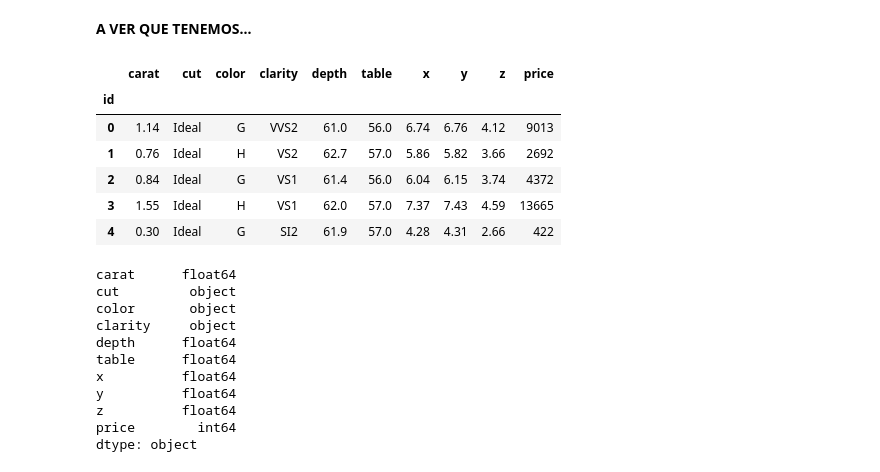
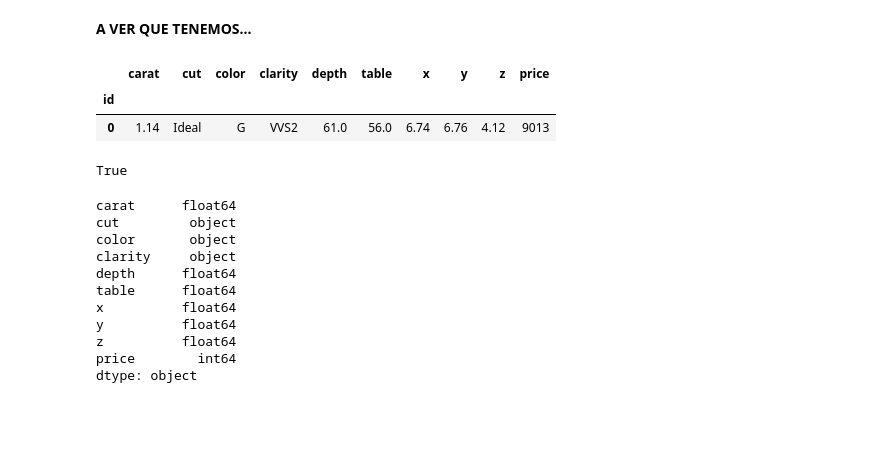
Before and after one commit to juanvpa/Diamond_price_prediction, a Jupyter notebook: Notebooks/Cleaning.ipynb, the cells around one changed output. Drawn from its saved outputs; the diff is of its cells as text; code cells hidden in the pictures; blank space fills up the shorter version.

```diff
--- a/Notebooks/Cleaning.ipynb
+++ b/Notebooks/Cleaning.ipynb
@@ -19,15 +19,15 @@ df_test = pd.read_csv("../Data/test.csv", index_col = 0)
 # %% [markdown]
 **A VER QUE TENEMOS...**
 # %%
-df_train.head()
+df_train.head(1)
 # %% [output]
 |  | carat | cut | color | clarity | depth | table | x | y | z | price |
 | id |  |  |  |  |  |  |  |  |  |  |
 | 0 | 1.14 | Ideal | G | VVS2 | 61.0 | 56.0 | 6.74 | 6.76 | 4.12 | 9013 |
-| 1 | 0.76 | Ideal | H | VS2 | 62.7 | 57.0 | 5.86 | 5.82 | 3.66 | 2692 |
-| 2 | 0.84 | Ideal | G | VS1 | 61.4 | 56.0 | 6.04 | 6.15 | 3.74 | 4372 |
-| 3 | 1.55 | Ideal | H | VS1 | 62.0 | 57.0 | 7.37 | 7.43 | 4.59 | 13665 |
-| 4 | 0.30 | Ideal | G | SI2 | 61.9 | 57.0 | 4.28 | 4.31 | 2.66 | 422 |
+# %%
+0 in df_train.values
+# %% [output]
+True
 # %%
 df_train.dtypes
 # %% [output]
```
Also changed, not shown: parts of 13 cells of this notebook, 5 other files.
